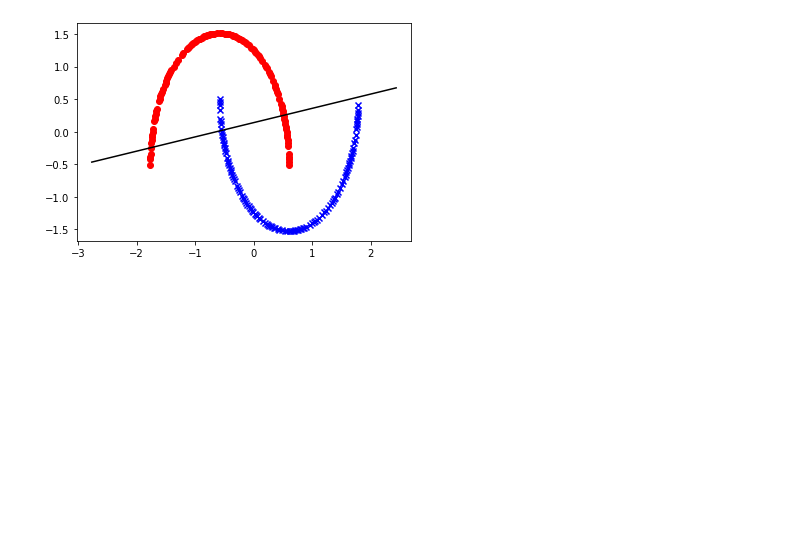
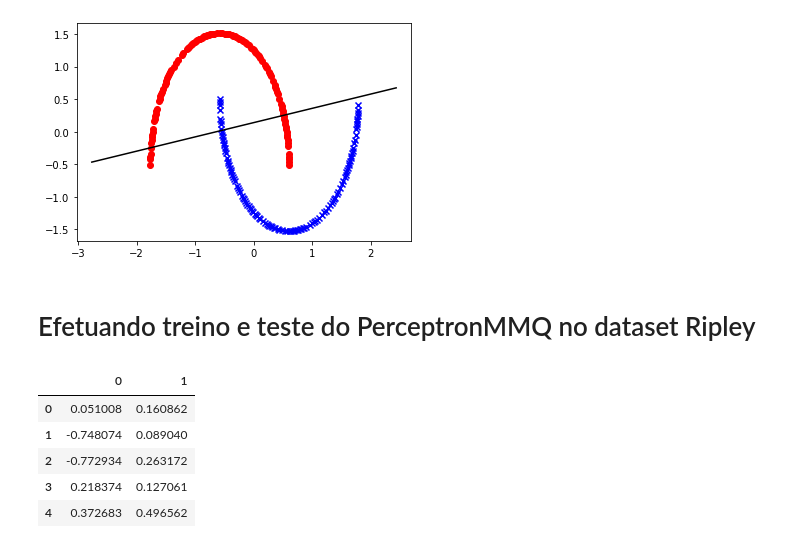
Before and after one commit to cacajr/RNA, a Jupyter notebook: exercises_5.ipynb, the cells around one changed output. Drawn from its saved outputs; the diff is of its cells as text; code cells hidden in the pictures; blank space fills up the shorter version.

```diff
--- a/exercises_5.ipynb
+++ b/exercises_5.ipynb
@@ -80,3 +80,20 @@ plt.scatter(data[um, 0], data[um, 1],
 plt.show()
 # %% [output]
 [figure]
+# %% [markdown]
+# Efetuando treino e teste do PerceptronMMQ no dataset Ripley
+# %%
+import pandas as pd
+
+Xy = pd.read_csv('datasets/rip.csv', sep=',', header=None)
+X = Xy.drop(Xy.columns[-1], axis=1)
+y = Xy[2].replace([1, 2], [-1, 1])
+
+X.head()
+# %% [output]
+|  | 0 | 1 |
+| 0 | 0.051008 | 0.160862 |
+| 1 | -0.748074 | 0.089040 |
+| 2 | -0.772934 | 0.263172 |
+| 3 | 0.218374 | 0.127061 |
+| 4 | 0.372683 | 0.496562 |
```
Also changed, not shown: parts of 12 cells of this notebook.
